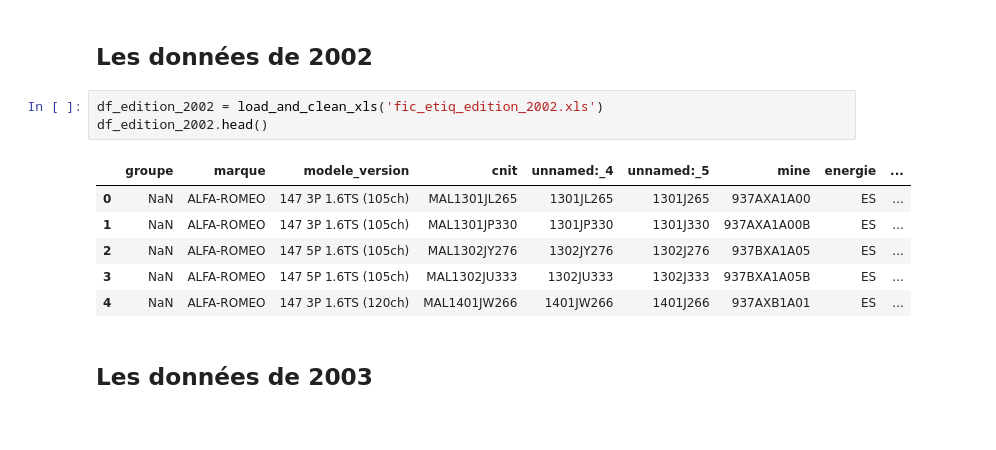
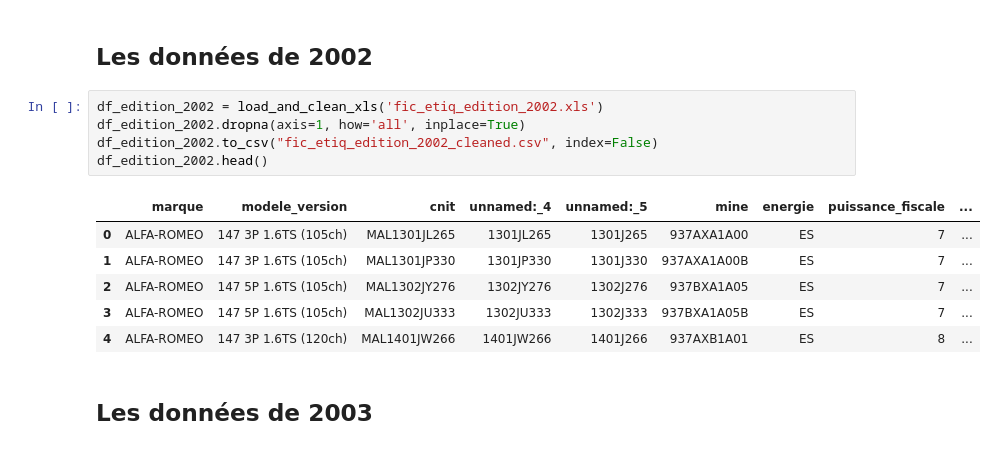
Before and after one commit to skaunited/green-ai-vehicle-emissions, a Jupyter notebook: notebooks/exploration/ademe_data/ademe.ipynb, the cells around one changed output. Saved outputs shown, nothing was run; the diff lists cells and outputs as text.

```diff
--- a/notebooks/exploration/ademe_data/ademe.ipynb
+++ b/notebooks/exploration/ademe_data/ademe.ipynb
@@ -158,14 +162,16 @@ df_edition_2001.head()
 ## Les données de 2002
 # %%
 df_edition_2002 = load_and_clean_xls('fic_etiq_edition_2002.xls')
+df_edition_2002.dropna(axis=1, how='all', inplace=True)
+df_edition_2002.to_csv("fic_etiq_edition_2002_cleaned.csv", index=False)
 df_edition_2002.head()
 # %% [output]
-|  | groupe | marque | modele_version | cnit | unnamed:_4 | unnamed:_5 | mine | energie | ... |
-| 0 | NaN | ALFA-ROMEO | 147 3P 1.6TS (105ch) | MAL1301JL265 | 1301JL265 | 1301J265 | 937AXA1A00 | ES | ... |
-| 1 | NaN | ALFA-ROMEO | 147 3P 1.6TS (105ch) | MAL1301JP330 | 1301JP330 | 1301J330 | 937AXA1A00B | ES | ... |
-| 2 | NaN | ALFA-ROMEO | 147 5P 1.6TS (105ch) | MAL1302JY276 | 1302JY276 | 1302J276 | 937BXA1A05 | ES | ... |
-| 3 | NaN | ALFA-ROMEO | 147 5P 1.6TS (105ch) | MAL1302JU333 | 1302JU333 | 1302J333 | 937BXA1A05B | ES | ... |
-| 4 | NaN | ALFA-ROMEO | 147 3P 1.6TS (120ch) | MAL1401JW266 | 1401JW266 | 1401J266 | 937AXB1A01 | ES | ... |
+|  | marque | modele_version | cnit | unnamed:_4 | unnamed:_5 | mine | energie | puissance_fiscale | ... |
+| 0 | ALFA-ROMEO | 147 3P 1.6TS (105ch) | MAL1301JL265 | 1301JL265 | 1301J265 | 937AXA1A00 | ES | 7 | ... |
+| 1 | ALFA-ROMEO | 147 3P 1.6TS (105ch) | MAL1301JP330 | 1301JP330 | 1301J330 | 937AXA1A00B | ES | 7 | ... |
+| 2 | ALFA-ROMEO | 147 5P 1.6TS (105ch) | MAL1302JY276 | 1302JY276 | 1302J276 | 937BXA1A05 | ES | 7 | ... |
+| 3 | ALFA-ROMEO | 147 5P 1.6TS (105ch) | MAL1302JU333 | 1302JU333 | 1302J333 | 937BXA1A05B | ES | 7 | ... |
+| 4 | ALFA-ROMEO | 147 3P 1.6TS (120ch) | MAL1401JW266 | 1401JW266 | 1401J266 | 937AXB1A01 | ES | 8 | ... |
 # %% [markdown]
 ## Les données de 2003
 # %%
```
Also changed, not shown: parts of 47 cells of this notebook, 35 other files.
